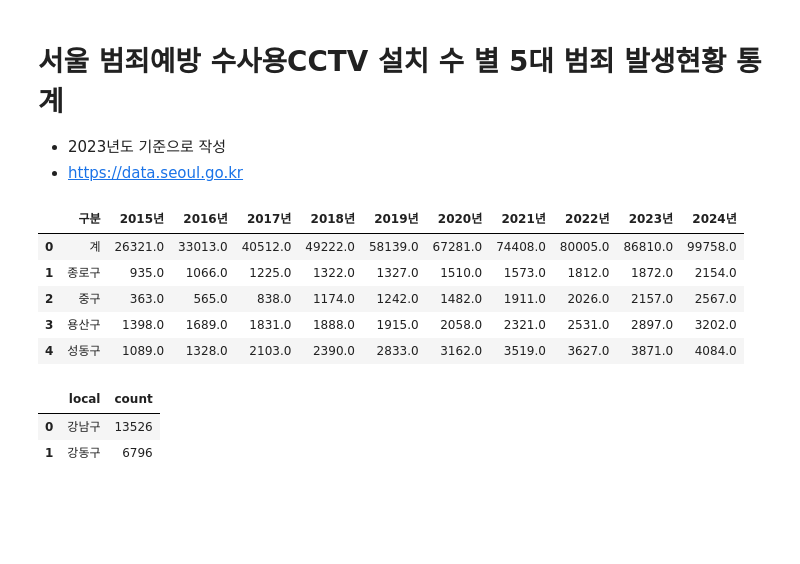
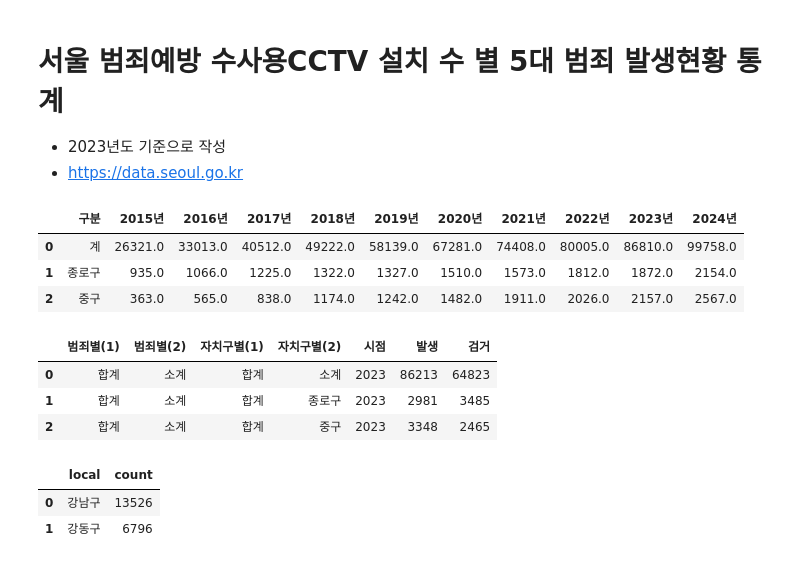
Before and after one commit to 2sseong/python, a Jupyter notebook: py11_서울범죄율통계.ipynb, the cells around one changed output. Cells and saved outputs as stored; diff of their text form; code cells hidden in the pictures; blank space fills up the shorter version.

```diff
--- a/py11_서울범죄율통계.ipynb
+++ b/py11_서울범죄율통계.ipynb
@@ -5,19 +13,23 @@
 # %%
 import pandas as pd
 file_path = "./ref/5대범죄발생현황20250307.csv"
 file_path2 = "./ref/서울시자치구CCTV설치현황241231.xlsx"
 
 crime = pd.read_csv(file_path)
 CCTV = pd.read_excel(file_path2,skiprows=2)
 CCTV = CCTV.iloc[:,2:]
 crime['발생'] = crime['발생'].replace("-",0)
-CCTV.head()
+CCTV.head(3)
 # %% [output]
 |  | 구분 | 2015년 | 2016년 | 2017년 | 2018년 | 2019년 | 2020년 | 2021년 | 2022년 | 2023년 | 2024년 |
 | 0 | 계 | 26321.0 | 33013.0 | 40512.0 | 49222.0 | 58139.0 | 67281.0 | 74408.0 | 80005.0 | 86810.0 | 99758.0 |
 | 1 | 종로구 | 935.0 | 1066.0 | 1225.0 | 1322.0 | 1327.0 | 1510.0 | 1573.0 | 1812.0 | 1872.0 | 2154.0 |
 | 2 | 중구 | 363.0 | 565.0 | 838.0 | 1174.0 | 1242.0 | 1482.0 | 1911.0 | 2026.0 | 2157.0 | 2567.0 |
-| 3 | 용산구 | 1398.0 | 1689.0 | 1831.0 | 1888.0 | 1915.0 | 2058.0 | 2321.0 | 2531.0 | 2897.0 | 3202.0 |
-| 4 | 성동구 | 1089.0 | 1328.0 | 2103.0 | 2390.0 | 2833.0 | 3162.0 | 3519.0 | 3627.0 | 3871.0 | 4084.0 |
 # %%
 crime['발생'] = crime['발생'].astype(int)
+crime.head(3)
+# %% [output]
+|  | 범죄별(1) | 범죄별(2) | 자치구별(1) | 자치구별(2) | 시점 | 발생 | 검거 |
+| 0 | 합계 | 소계 | 합계 | 소계 | 2023 | 86213 | 64823 |
+| 1 | 합계 | 소계 | 합계 | 종로구 | 2023 | 2981 | 3485 |
+| 2 | 합계 | 소계 | 합계 | 중구 | 2023 | 3348 | 2465 |
```
Also changed, not shown: parts of 11 cells of this notebook, 1 other file.
